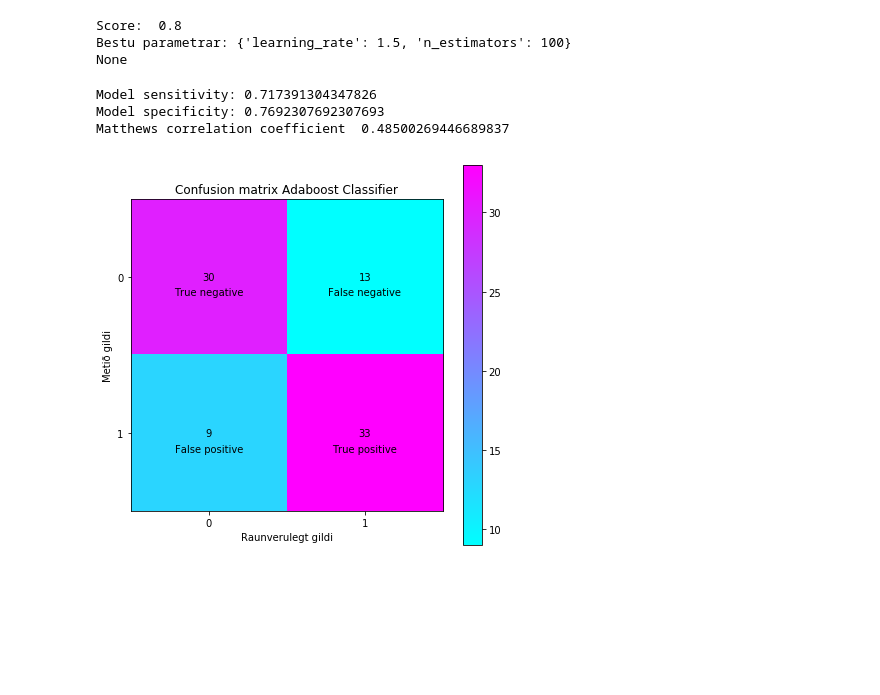
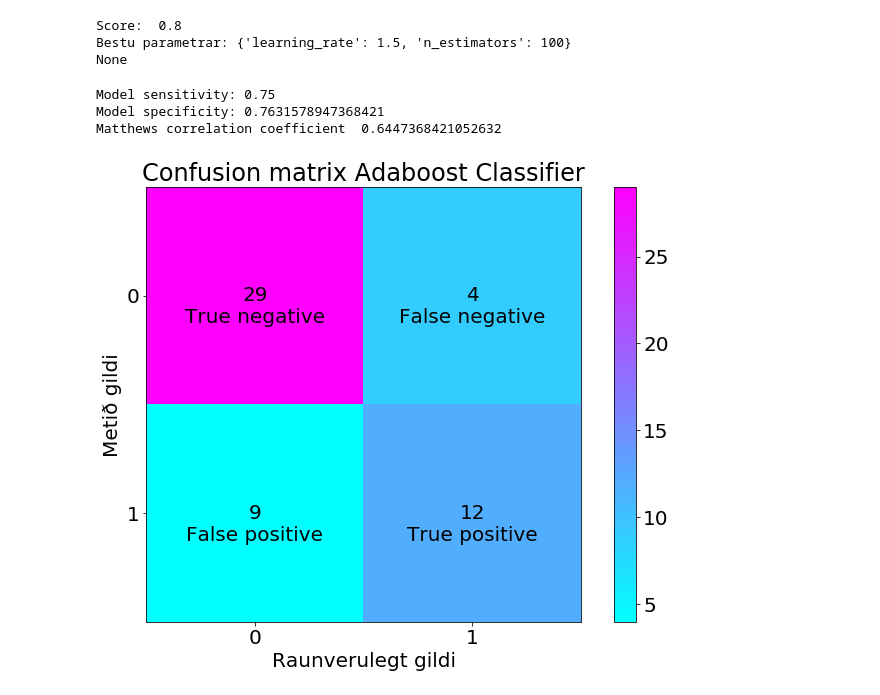
Before and after one commit to EmilGauti/flog, a Jupyter notebook: seizure/data/flog.ipynb, the cells around one changed output. Drawn from its saved outputs; the diff is of its cells as text; code cells hidden in the pictures; blank space fills up the shorter version.

```diff
--- a/seizure/data/flog.ipynb
+++ b/seizure/data/flog.ipynb
@@ -51,8 +51,10 @@ M = 16
 fLowerLimit = 0.5
 fUpperLimit = 25
 dataShape = (nrSeizures,nrChannels,seizureLength*fs)
-
+dataShape_extra = (200,nrChannels,seizureLength*fs)
 # Read raw data
 seizureData = read3DArrayFromFile('seizureChunks14.txt',dataShape)
 nonSeizureData = read3DArrayFromFile('nonSeizureChunks14.txt',dataShape)
+nonSeizureData_extra = read3DArrayFromFile('nonSeizureChunks14_extra.txt',dataShape_extra)
 allData = np.concatenate((seizureData,nonSeizureData),axis = 0)
+allData = np.concatenate((allData,nonSeizureData_extra),axis=0)
@@ -170,0 +161,26 @@ clf_ada train score: 0.5065359477124183
+# %%
+import matplotlib.pyplot as plt
+timar = range(2,15)
+
+
+Svm_time = scores_asl[2:,0,0]
+LR_time = scores_asl[2:,1,0]
+Ada_time = scores_asl[2: ,2,0]
+print(scores_asl[2:,0,0])
+Svm_time = np.append(Svm_time,np.array([0.9074074074074074,0.8703703703703703]))
+LR_time = np.append(LR_time,np.array([0.7592592592592593,0.7592592592592593]))
+Ada_time = np.append(Ada_time,np.array([0.8703703703703703,0.8518518518518519]))
+plt.rcParams.update({'font.size':20})
+
+plt.figure(figsize=(12,8))
+plt.title('Prófunarnákvæmni sem fall af stærð tímaramma')
+plt.xlabel('Stærð tímaramma[s]')
+plt.ylabel('Prófunarnákvæmni')
+plt.plot(timar, Svm_time, label = 'SVM')
+plt.plot(timar, LR_time, label = 'Logistic Reg.')
+plt.plot(timar, Ada_time, label = 'Adaboost')
+#plt.plot(timar, scores_asl[2:,:,1], label = 'Train')
+plt.legend()
+plt.grid()
+plt.savefig('test_acc_vs_tlength.PNG')
+plt.savefig('test_acc_vs_tlength.PDF')
@@ -195,7 +273,7 @@ None
 # %%
 clf_svm2 = svm.SVC(kernel='rbf')
-parametersSvm2 = {'C' : [6,7,8,9,10],
-              'gamma':[0.0002,0.0001,0.0003]}
+parametersSvm2 = {'C' : [9,10,11,13,15],
+              'gamma':[0.0002,0.00015,0.00025]}
 clf_svm_GS2 = GridSearchCV(clf_svm2, parametersSvm2, cv=5)
 clf_svm_GS2.fit(X_train,y_train)
 # %% [output]
@@ -301,39 +377,39 @@ None
 ######### CONFUSION MATRIX
 from sklearn import metrics
 import matplotlib.pyplot as plt
 
-cm = metrics.confusion_matrix(y_test,clf_ada.predict(X_test))
-plt.figure(figsize=(7,7))
+cm = metrics.confusion_matrix(y_test,clf_LR.predict(X_test))
+plt.figure(figsize=(12,8))
 plt.imshow(cm, cmap='cool')
 plt.title('Confusion matrix Adaboost Classifier')
 plt.xlabel('Raunverulegt gildi')
 plt.ylabel('Metið gildi')
 plt.xticks([0,1])
 plt.yticks([0,1])
 plt.colorbar()
 n = cm.shape[0]
 p = cm.shape[1]
 blabb = ['True negative','False positive','False negative','True positive']
 ind=0
 for i in range(n):
     for j in range(p):
         plt.annotate(str(cm[i,j]),xy=(i,j),
                      horizontalalignment='center', verticalalignment='center')
         plt.annotate(blabb[ind],xy=(i,j+0.1), horizontalalignment='center'
                      , verticalalignment='center')
         ind=ind+1
 sens = cm[1,1]/(cm[1,1] + cm[1,0])
 spec = cm[0,0]/(cm[0,0] + cm[0,1])
 
 print('Model sensitivity:', sens)
 print('Model specificity:', spec)
 
 print('Matthews correlation coefficient ', metrics.matthews_corrcoef(y_test, clf_ada.predict(X_test)))
 # %% [output]
-Model sensitivity: 0.717391304347826
-Model specificity: 0.7692307692307693
-Matthews correlation coefficient  0.48500269446689837
+Model sensitivity: 0.75
+Model specificity: 0.7631578947368421
+Matthews correlation coefficient  0.6447368421052632
-[figure, old version]
+[figure, new version]
 # %%
 # FEATURES overlap
 
```
Also changed, not shown: parts of 14 cells of this notebook, 4 other files.
